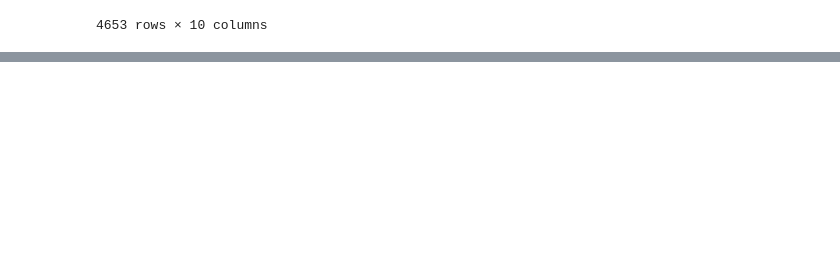
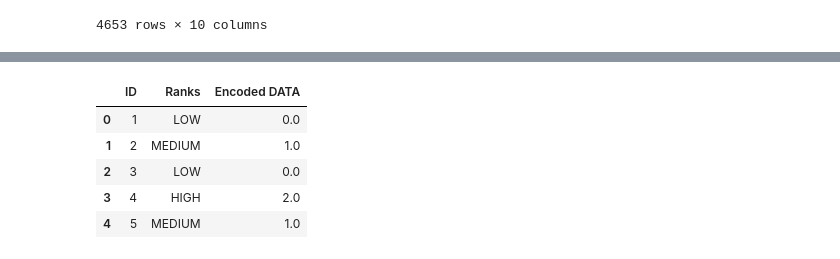
Before and after one commit to Aharv123/Week2-DataScience, a Jupyter notebook: scikit-learn/scikit-learn.ipynb, the cells around one changed output, grey strips where cells are left out. Drawn from its saved outputs; the diff is of its cells as text; code cells hidden in the pictures; blank space fills up the shorter version.

```diff
--- a/scikit-learn/scikit-learn.ipynb
+++ b/scikit-learn/scikit-learn.ipynb
@@ -657,0 +706,22 @@ df
+# %%
+import pandas as pd
+from sklearn.preprocessing import OrdinalEncoder
+
+data = {
+    "ID": [1, 2, 3, 4, 5],
+    "Ranks": ["LOW", "MEDIUM", "LOW", "HIGH", "MEDIUM"]
+}
+
+df = pd.DataFrame(data)
+
+encoder = OrdinalEncoder(categories=[["LOW", "MEDIUM", "HIGH"]])
+
+df["Encoded DATA"] = encoder.fit_transform(df[["Ranks"]])
+df
+# %% [output]
+|  | ID | Ranks | Encoded DATA |
+| 0 | 1 | LOW | 0.0 |
+| 1 | 2 | MEDIUM | 1.0 |
+| 2 | 3 | LOW | 0.0 |
+| 3 | 4 | HIGH | 2.0 |
+| 4 | 5 | MEDIUM | 1.0 |
```
Also changed, not shown: parts of 8 cells of this notebook.
